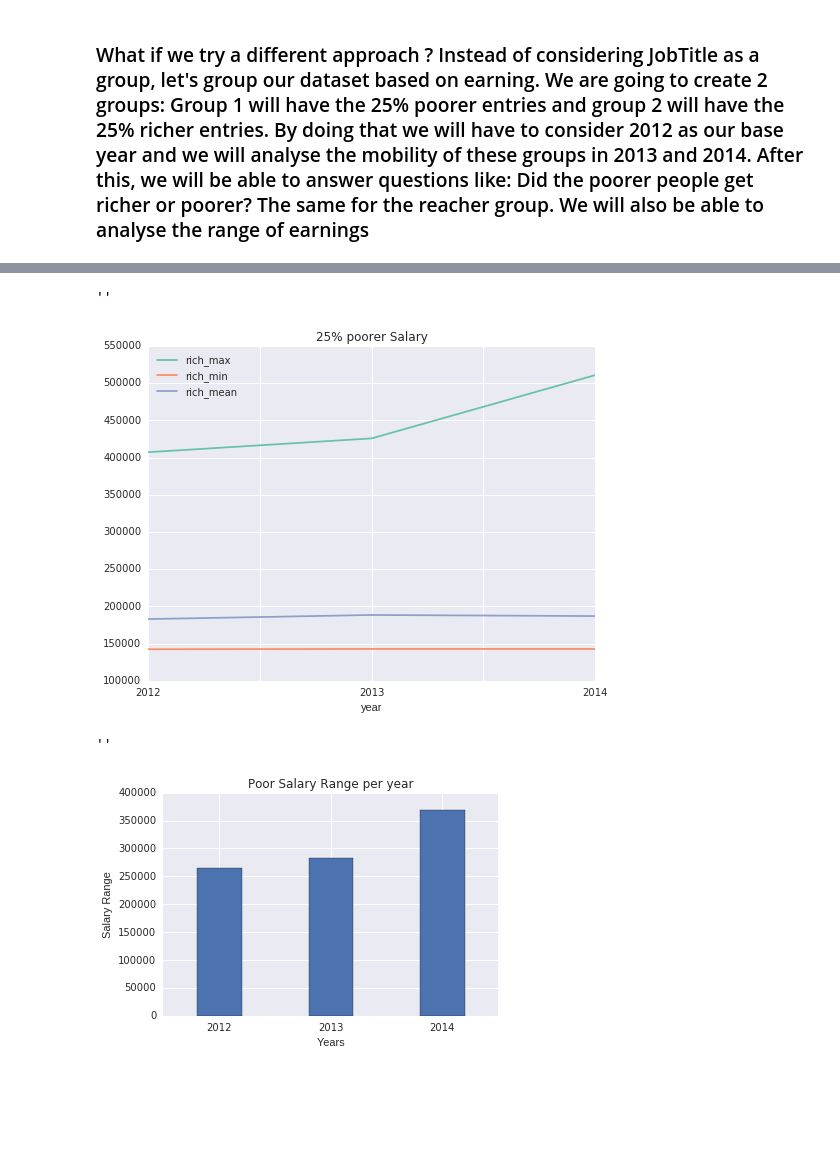
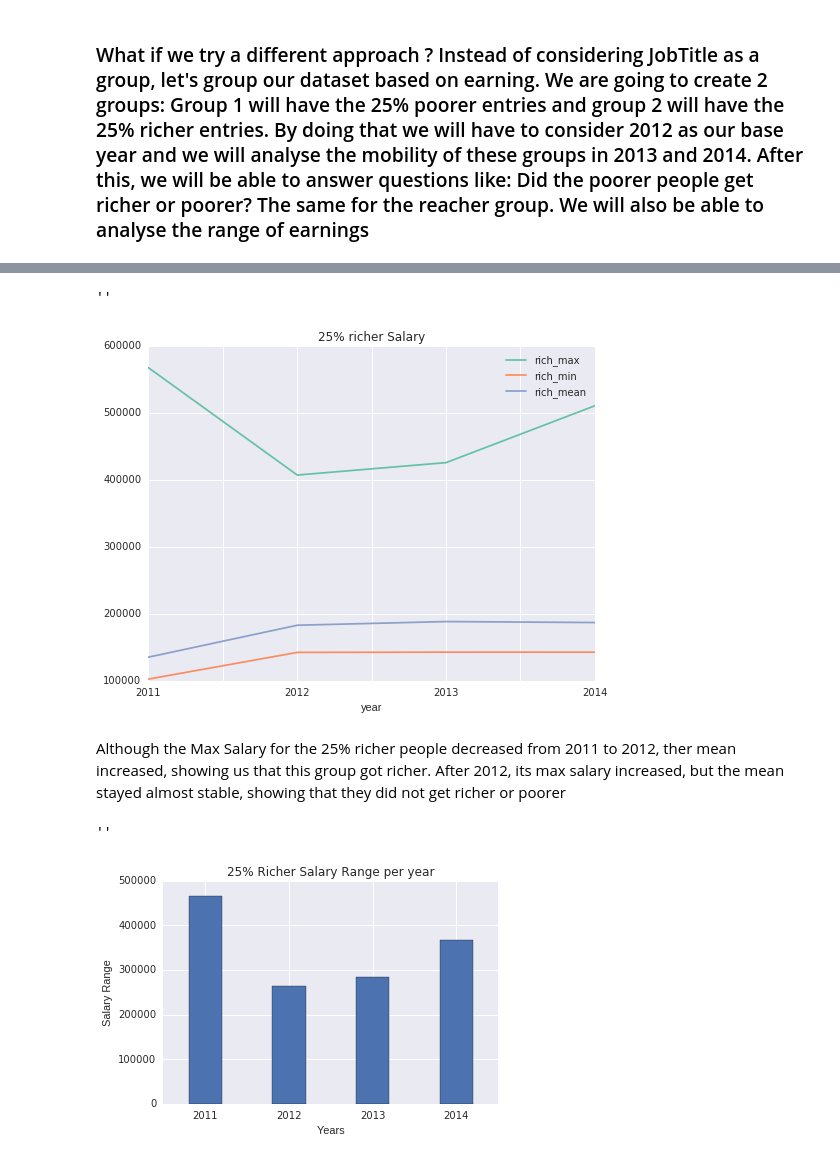
Before and after one commit to guilhermemarson/sf-salaries, a Jupyter notebook: Exploratory Analysis.ipynb, the cells around one changed output, grey strips where cells are left out. Drawn from its saved outputs; the diff is of its cells as text; code cells hidden in the pictures; blank space fills up the shorter version.

```diff
--- a/Exploratory Analysis.ipynb
+++ b/Exploratory Analysis.ipynb
@@ -564,7 +526,7 @@ d['rich_min'] = []
 d['rich_mean'] = []
 d['rich_max'] = []
 d['rich_range'] = []
-for year in ['2012', '2013', '2014']:
+for year in ['2011', '2012', '2013', '2014']:
     d['year'].append(year)
     poor_min = salaries.ix[salaries['Year']==year, 'TotalPayBenefits'].sort_values().head(int(salaries.ix[salaries['Year']==year].shape[0]*0.25)).min()
     d['poor_min'].append(poor_min)
@@ -624,7 +585,7 @@ xticks(ind  , d.ix[:, "year"])
 # %%
 fig = plt.figure()
 ax = plt.subplot(111)
-color=iter(sns.color_palette("Set2", 4))
+color=iter(sns.color_palette("Set2", 5))
 c=next(color)
 d.ix[:, ['rich_max', 'year']].plot(x='year', figsize=[8,6], legend=True, title="25% richer Salary", ax=ax, c=c)
 c=next(color)
@@ -634,16 +595,18 @@ d.ix[:, ['rich_mean', 'year']].plot(x='year', figsize=[8,6], legend=True, title=
 ''
 # %% [output]
 ''
-[figure, old version]
+[figure, new version]
+# %% [markdown]
+Although the Max Salary for the 25% richer people decreased from 2011 to 2012, ther mean increased, showing us that this group got richer. After 2012, its max salary increased, but the mean stayed almost stable, showing that they did not get richer or poorer
 # %%
-ind = np.arange(3)
+ind = np.arange(4)
 width = 0.4
 bar(ind, d.ix[:, "rich_range"], width, align='center')
 xlabel('Years')
 ylabel('Salary Range')
 title('25% Richer Salary Range per year')
 xticks(ind  , d.ix[:, "year"])
 ''
 # %% [output]
 ''
-[figure, old version]
+[figure, new version]
```
Also changed, not shown: parts of 13 cells of this notebook.
